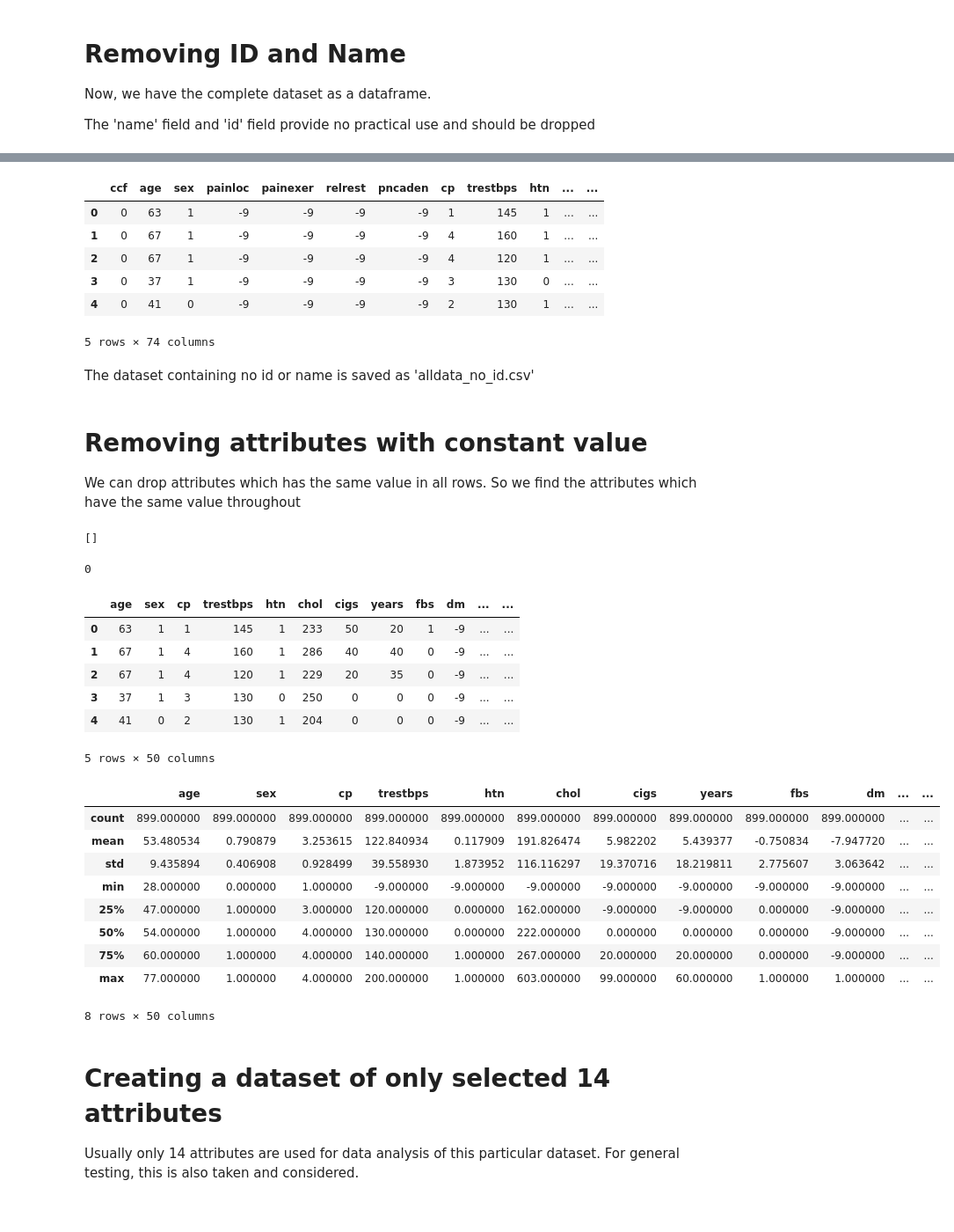
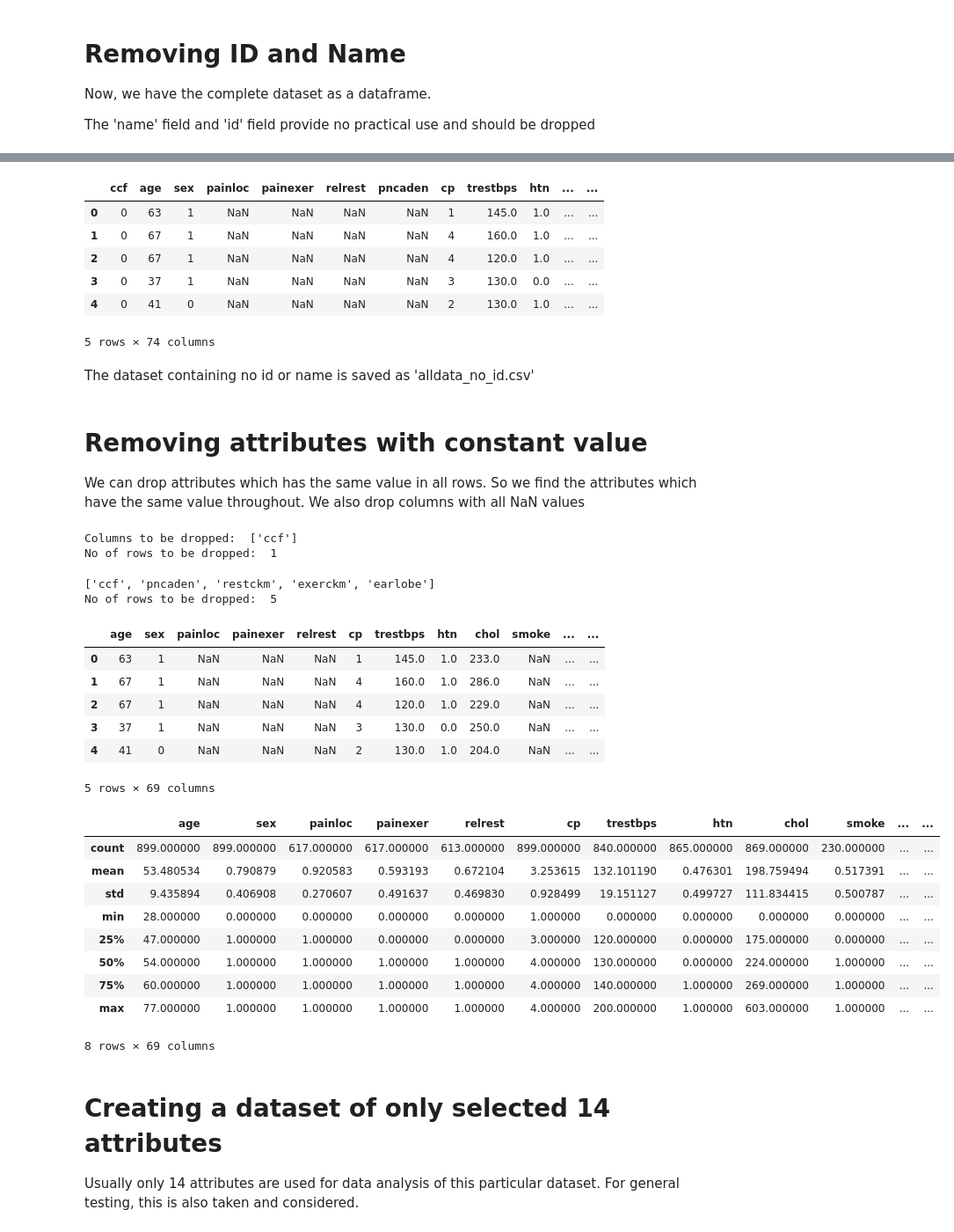
Before and after one commit to Meivenkatkumar/ensembledetection, a Jupyter notebook: data processing/preprocess_complete.ipynb, the cells around one changed output, grey strips where cells are left out. Shown: that part at 88% size. Saved outputs shown, nothing was run; the diff lists cells and outputs as text; code cells hidden in the pictures.

Commit message:
Data Processing mostly completed. Values are imputed based on proportion and mean and median and mode are also considered

```diff
--- a/data processing/preprocess_complete.ipynb
+++ b/data processing/preprocess_complete.ipynb
@@ -359,5 +396,5 @@ Now, we have the complete dataset as a dataframe.
 
 The 'name' field and 'id' field provide no practical use and should be dropped
 # %%
-data_01 = data.drop(['id', 'name'], axis = 1)
+data_1 = data.drop(['id', 'name'], axis = 1)
 # %%
@@ -375,12 +412,12 @@ data_01.describe()
 8 rows × 74 columns
 # %%
-data_01.head()
+data_1.head()
 # %% [output]
 |  | ccf | age | sex | painloc | painexer | relrest | pncaden | cp | trestbps | htn | ... | ... |
-| 0 | 0 | 63 | 1 | -9 | -9 | -9 | -9 | 1 | 145 | 1 | ... | ... |
-| 1 | 0 | 67 | 1 | -9 | -9 | -9 | -9 | 4 | 160 | 1 | ... | ... |
-| 2 | 0 | 67 | 1 | -9 | -9 | -9 | -9 | 4 | 120 | 1 | ... | ... |
-| 3 | 0 | 37 | 1 | -9 | -9 | -9 | -9 | 3 | 130 | 0 | ... | ... |
-| 4 | 0 | 41 | 0 | -9 | -9 | -9 | -9 | 2 | 130 | 1 | ... | ... |
+| 0 | 0 | 63 | 1 | NaN | NaN | NaN | NaN | 1 | 145.0 | 1.0 | ... | ... |
+| 1 | 0 | 67 | 1 | NaN | NaN | NaN | NaN | 4 | 160.0 | 1.0 | ... | ... |
+| 2 | 0 | 67 | 1 | NaN | NaN | NaN | NaN | 4 | 120.0 | 1.0 | ... | ... |
+| 3 | 0 | 37 | 1 | NaN | NaN | NaN | NaN | 3 | 130.0 | 0.0 | ... | ... |
+| 4 | 0 | 41 | 0 | NaN | NaN | NaN | NaN | 2 | 130.0 | 1.0 | ... | ... |
 5 rows × 74 columns
 # %%
@@ -390,4 +428,4 @@ The dataset containing no id or name is saved as 'alldata_no_id.csv'
 # %% [markdown]
 # Removing attributes with constant value
 
-We can drop attributes which has the same value in all rows. So we find the attributes which have the same value throughout
+We can drop attributes which has the same value in all rows. So we find the attributes which have the same value throughout. We also drop columns with all NaN values
@@ -398,39 +432,47 @@ data_final_01 = data_01.drop(drop_cols_01, axis=1)
 # %%
 drop_cols = list()
 
-for col in data_final_01.columns.values:
-    if data_final_01[col].std() == 0:
+for col in data_1.columns.values:
+    if data_1[col].std() == 0:
         drop_cols.append(col)
 
-print(drop_cols)
+print("Columns to be dropped: ", drop_cols)
+print("No of rows to be dropped: ", len(drop_cols))
 # %% [output]
-[]
+Columns to be dropped:  ['ccf']
+No of rows to be dropped:  1
-# %%
-len(drop_cols)
-# %% [output]
-0
+# %%
+for col in data_1.columns.values:
+    if np.isnan(data_1[col].std()):
+        drop_cols.append(col)
+
+print(drop_cols)
+print("No of rows to be dropped: ", len(drop_cols))
+# %% [output]
+['ccf', 'pncaden', 'restckm', 'exerckm', 'earlobe']
+No of rows to be dropped:  5
 # %%
-data_final = data_final_01.drop(drop_cols, axis=1)
+data_prefinal = data_1.drop(drop_cols, axis=1)
 # %%
-data_final.head()
+data_prefinal.head()
 # %% [output]
-|  | age | sex | cp | trestbps | htn | chol | cigs | years | fbs | dm | ... | ... |
-| 0 | 63 | 1 | 1 | 145 | 1 | 233 | 50 | 20 | 1 | -9 | ... | ... |
-| 1 | 67 | 1 | 4 | 160 | 1 | 286 | 40 | 40 | 0 | -9 | ... | ... |
-| 2 | 67 | 1 | 4 | 120 | 1 | 229 | 20 | 35 | 0 | -9 | ... | ... |
-| 3 | 37 | 1 | 3 | 130 | 0 | 250 | 0 | 0 | 0 | -9 | ... | ... |
-| 4 | 41 | 0 | 2 | 130 | 1 | 204 | 0 | 0 | 0 | -9 | ... | ... |
+|  | age | sex | painloc | painexer | relrest | cp | trestbps | htn | chol | smoke | ... | ... |
+| 0 | 63 | 1 | NaN | NaN | NaN | 1 | 145.0 | 1.0 | 233.0 | NaN | ... | ... |
+| 1 | 67 | 1 | NaN | NaN | NaN | 4 | 160.0 | 1.0 | 286.0 | NaN | ... | ... |
+| 2 | 67 | 1 | NaN | NaN | NaN | 4 | 120.0 | 1.0 | 229.0 | NaN | ... | ... |
+| 3 | 37 | 1 | NaN | NaN | NaN | 3 | 130.0 | 0.0 | 250.0 | NaN | ... | ... |
+| 4 | 41 | 0 | NaN | NaN | NaN | 2 | 130.0 | 1.0 | 204.0 | NaN | ... | ... |
-5 rows × 50 columns
+5 rows × 69 columns
 # %%
-data_final.describe()
+data_prefinal.describe()
 # %% [output]
-|  | age | sex | cp | trestbps | htn | chol | cigs | years | fbs | dm | ... | ... |
-| count | 899.000000 | 899.000000 | 899.000000 | 899.000000 | 899.000000 | 899.000000 | 899.000000 | 899.000000 | 899.000000 | 899.000000 | ... | ... |
-| mean | 53.480534 | 0.790879 | 3.253615 | 122.840934 | 0.117909 | 191.826474 | 5.982202 | 5.439377 | -0.750834 | -7.947720 | ... | ... |
-| std | 9.435894 | 0.406908 | 0.928499 | 39.558930 | 1.873952 | 116.116297 | 19.370716 | 18.219811 | 2.775607 | 3.063642 | ... | ... |
-| min | 28.000000 | 0.000000 | 1.000000 | -9.000000 | -9.000000 | -9.000000 | -9.000000 | -9.000000 | -9.000000 | -9.000000 | ... | ... |
-| 25% | 47.000000 | 1.000000 | 3.000000 | 120.000000 | 0.000000 | 162.000000 | -9.000000 | -9.000000 | 0.000000 | -9.000000 | ... | ... |
-| 50% | 54.000000 | 1.000000 | 4.000000 | 130.000000 | 0.000000 | 222.000000 | 0.000000 | 0.000000 | 0.000000 | -9.000000 | ... | ... |
-| 75% | 60.000000 | 1.000000 | 4.000000 | 140.000000 | 1.000000 | 267.000000 | 20.000000 | 20.000000 | 0.000000 | -9.000000 | ... | ... |
-| max | 77.000000 | 1.000000 | 4.000000 | 200.000000 | 1.000000 | 603.000000 | 99.000000 | 60.000000 | 1.000000 | 1.000000 | ... | ... |
+|  | age | sex | painloc | painexer | relrest | cp | trestbps | htn | chol | smoke | ... | ... |
+| count | 899.000000 | 899.000000 | 617.000000 | 617.000000 | 613.000000 | 899.000000 | 840.000000 | 865.000000 | 869.000000 | 230.000000 | ... | ... |
+| mean | 53.480534 | 0.790879 | 0.920583 | 0.593193 | 0.672104 | 3.253615 | 132.101190 | 0.476301 | 198.759494 | 0.517391 | ... | ... |
+| std | 9.435894 | 0.406908 | 0.270607 | 0.491637 | 0.469830 | 0.928499 | 19.151127 | 0.499727 | 111.834415 | 0.500787 | ... | ... |
+| min | 28.000000 | 0.000000 | 0.000000 | 0.000000 | 0.000000 | 1.000000 | 0.000000 | 0.000000 | 0.000000 | 0.000000 | ... | ... |
+| 25% | 47.000000 | 1.000000 | 1.000000 | 0.000000 | 0.000000 | 3.000000 | 120.000000 | 0.000000 | 175.000000 | 0.000000 | ... | ... |
+| 50% | 54.000000 | 1.000000 | 1.000000 | 1.000000 | 1.000000 | 4.000000 | 130.000000 | 0.000000 | 224.000000 | 1.000000 | ... | ... |
+| 75% | 60.000000 | 1.000000 | 1.000000 | 1.000000 | 1.000000 | 4.000000 | 140.000000 | 1.000000 | 269.000000 | 1.000000 | ... | ... |
+| max | 77.000000 | 1.000000 | 1.000000 | 1.000000 | 1.000000 | 4.000000 | 200.000000 | 1.000000 | 603.000000 | 1.000000 | ... | ... |
-8 rows × 50 columns
+8 rows × 69 columns
```
Also changed, not shown: parts of 68 cells of this notebook, 18 other files.
